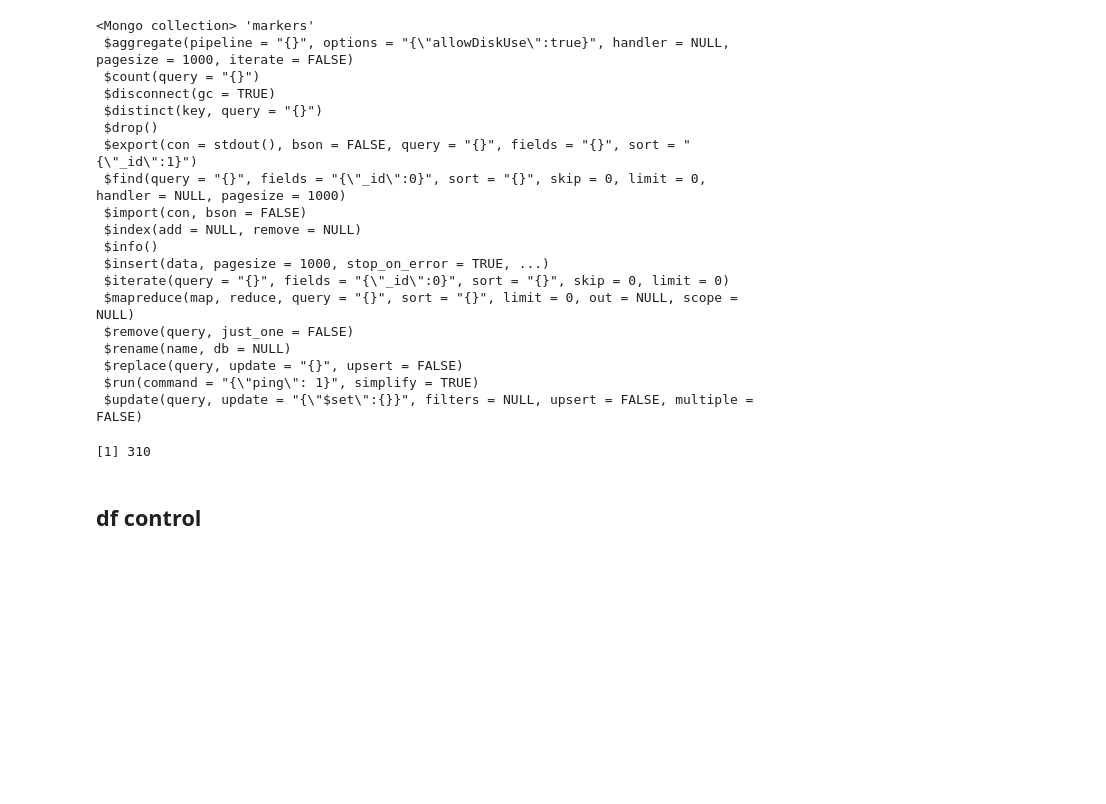
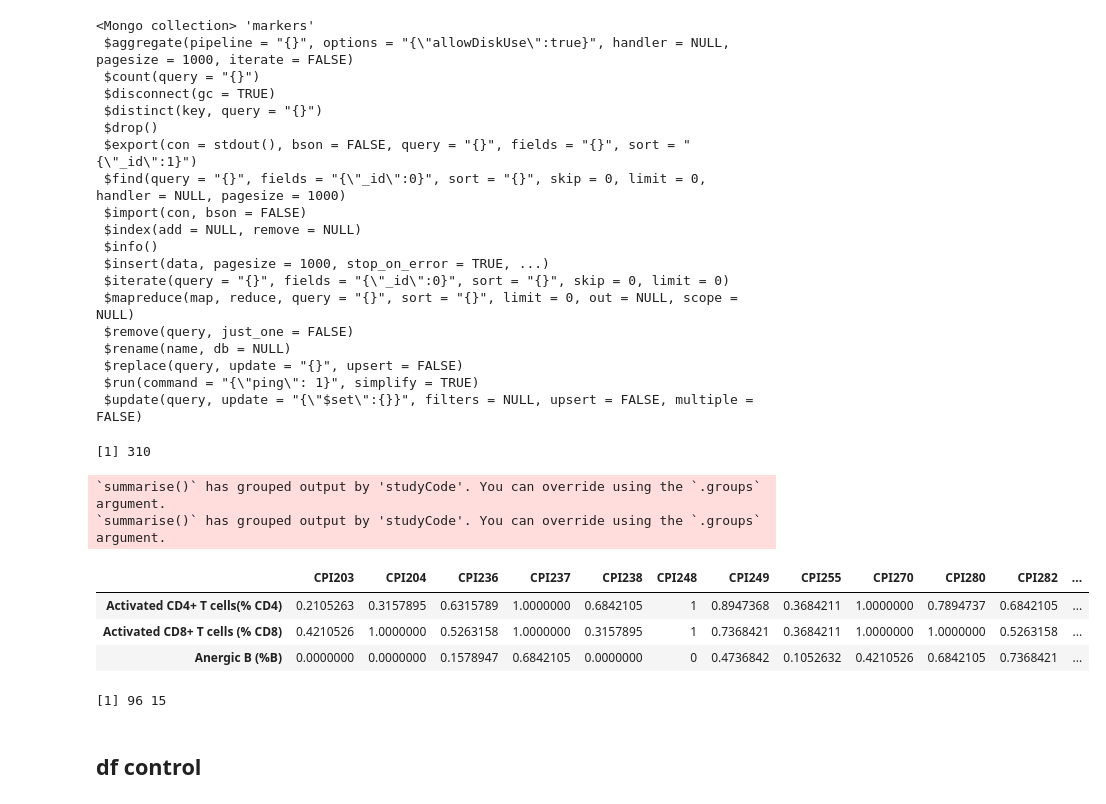
Before and after one commit to tuantla80/R-Shiny-Apps, a Jupyter notebook: R_Examples/mongolite.ipynb, the cells around one changed output. Drawn from its saved outputs; the diff is of its cells as text; code cells hidden in the pictures; blank space fills up the shorter version.

```diff
--- a/R_Examples/mongolite.ipynb
+++ b/R_Examples/mongolite.ipynb
@@ -243,3 +274,24 @@ Registered S3 method overwritten by 'openssl':
 db$count('{}')
 # %% [output]
 [1] 310
+# %%
+data_init <- get_heatmap_data(db,
+    vec_control = unique(search_control(db)$individualCode),
+    vec_data = c('CPI203', 'CPI204', 'CPI236', 'CPI237', 'CPI238',
+                  'CPI248', 'CPI249', 'CPI255', 'CPI270', 'CPI280',
+                  'CPI282', 'CPI302', 'CPI317', 'CPI318', 'CPI382'))
+  df_init <- data_init$df
+  row.names(df_init) <- df_init$marker
+  df_init <- subset(df_init, select = -c(marker))
+  df_init <- filter_all(df_init, any_vars(!is.na(.)))
+
+head(df_init, 3)
+dim(df_init)
+# %% [output]
+`summarise()` has grouped output by 'studyCode'. You can override using the `.groups` argument.
+`summarise()` has grouped output by 'studyCode'. You can override using the `.groups` argument.
+|  | CPI203 | CPI204 | CPI236 | CPI237 | CPI238 | CPI248 | CPI249 | CPI255 | CPI270 | CPI280 | CPI282 | ... |
+| Activated CD4+ T cells(% CD4) | 0.2105263 | 0.3157895 | 0.6315789 | 1.0000000 | 0.6842105 | 1 | 0.8947368 | 0.3684211 | 1.0000000 | 0.7894737 | 0.6842105 | ... |
+| Activated CD8+ T cells (% CD8) | 0.4210526 | 1.0000000 | 0.5263158 | 1.0000000 | 0.3157895 | 1 | 0.7368421 | 0.3684211 | 1.0000000 | 1.0000000 | 0.5263158 | ... |
+| Anergic B (%B) | 0.0000000 | 0.0000000 | 0.1578947 | 0.6842105 | 0.0000000 | 0 | 0.4736842 | 0.1052632 | 0.4210526 | 0.6842105 | 0.7368421 | ... |
+[1] 96 15
```
Also changed, not shown: parts of 8 cells of this notebook.
